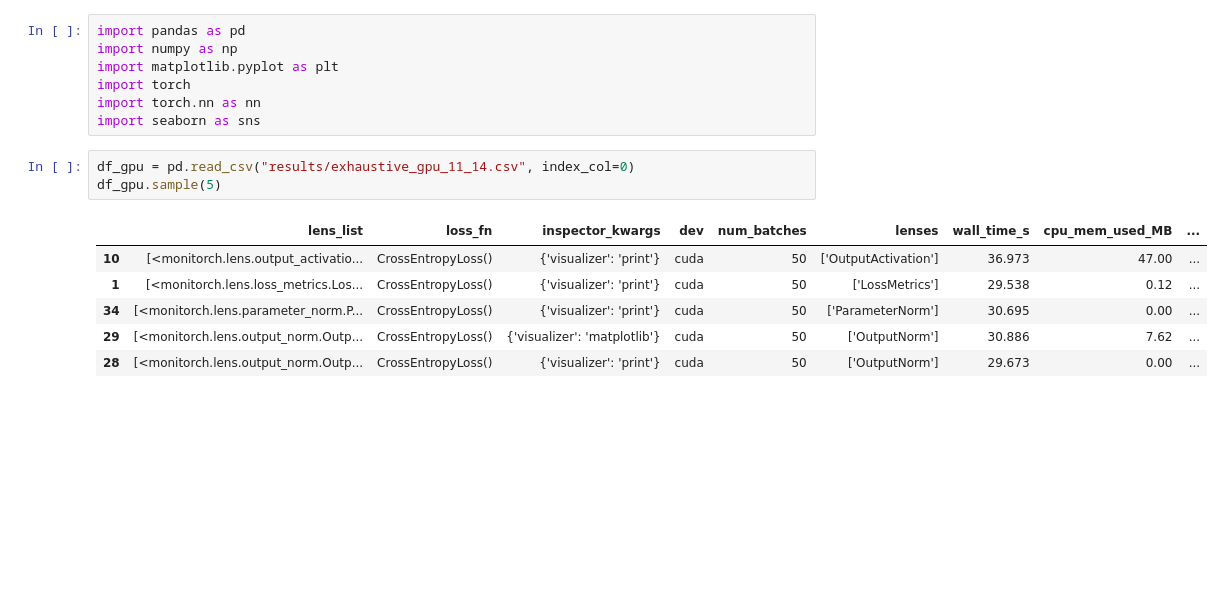
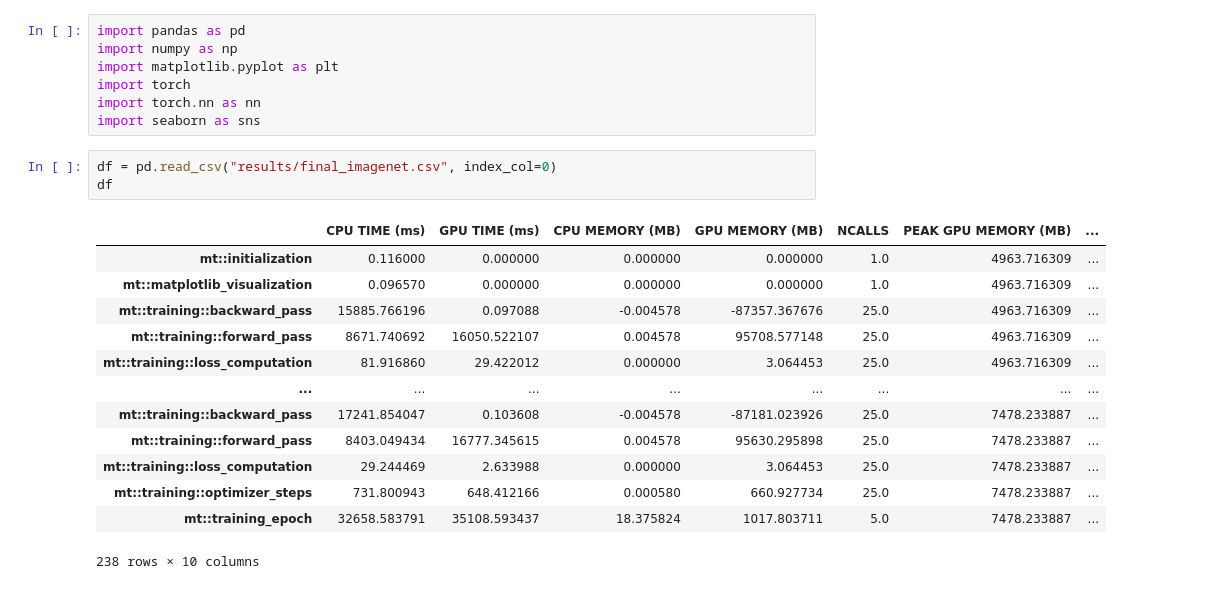
Before and after one commit to ZhigaMason/monitorch, a Jupyter notebook: benchmark/benchmark_exploration.ipynb, the cells around one changed output. Drawn from its saved outputs; the diff is of its cells as text; blank space fills up the shorter version.

Commit message:
bm: add GPU benchmark on random data & ImageNet1k

```diff
--- a/benchmark/benchmark_exploration.ipynb
+++ b/benchmark/benchmark_exploration.ipynb
@@ -27,12 +11,19 @@ import torch
 import torch.nn as nn
 import seaborn as sns
 # %%
-df_gpu = pd.read_csv("results/exhaustive_gpu_11_14.csv", index_col=0)
-df_gpu.sample(5)
+df = pd.read_csv("results/final_imagenet.csv", index_col=0)
+df
 # %% [output]
-|  | lens_list | loss_fn | inspector_kwargs | dev | num_batches | lenses | wall_time_s | cpu_mem_used_MB | ... |
-| 10 | [<monitorch.lens.output_activatio... | CrossEntropyLoss() | {'visualizer': 'print'} | cuda | 50 | ['OutputActivation'] | 36.973 | 47.00 | ... |
-| 1 | [<monitorch.lens.loss_metrics.Los... | CrossEntropyLoss() | {'visualizer': 'print'} | cuda | 50 | ['LossMetrics'] | 29.538 | 0.12 | ... |
-| 34 | [<monitorch.lens.parameter_norm.P... | CrossEntropyLoss() | {'visualizer': 'print'} | cuda | 50 | ['ParameterNorm'] | 30.695 | 0.00 | ... |
-| 29 | [<monitorch.lens.output_norm.Outp... | CrossEntropyLoss() | {'visualizer': 'matplotlib'} | cuda | 50 | ['OutputNorm'] | 30.886 | 7.62 | ... |
-| 28 | [<monitorch.lens.output_norm.Outp... | CrossEntropyLoss() | {'visualizer': 'print'} | cuda | 50 | ['OutputNorm'] | 29.673 | 0.00 | ... |
+|  | CPU TIME (ms) | GPU TIME (ms) | CPU MEMORY (MB) | GPU MEMORY (MB) | NCALLS | PEAK GPU MEMORY (MB) | ... |
+| mt::initialization | 0.116000 | 0.000000 | 0.000000 | 0.000000 | 1.0 | 4963.716309 | ... |
+| mt::matplotlib_visualization | 0.096570 | 0.000000 | 0.000000 | 0.000000 | 1.0 | 4963.716309 | ... |
+| mt::training::backward_pass | 15885.766196 | 0.097088 | -0.004578 | -87357.367676 | 25.0 | 4963.716309 | ... |
+| mt::training::forward_pass | 8671.740692 | 16050.522107 | 0.004578 | 95708.577148 | 25.0 | 4963.716309 | ... |
+| mt::training::loss_computation | 81.916860 | 29.422012 | 0.000000 | 3.064453 | 25.0 | 4963.716309 | ... |
+| ... | ... | ... | ... | ... | ... | ... | ... |
+| mt::training::backward_pass | 17241.854047 | 0.103608 | -0.004578 | -87181.023926 | 25.0 | 7478.233887 | ... |
+| mt::training::forward_pass | 8403.049434 | 16777.345615 | 0.004578 | 95630.295898 | 25.0 | 7478.233887 | ... |
+| mt::training::loss_computation | 29.244469 | 2.633988 | 0.000000 | 3.064453 | 25.0 | 7478.233887 | ... |
+| mt::training::optimizer_steps | 731.800943 | 648.412166 | 0.000580 | 660.927734 | 25.0 | 7478.233887 | ... |
+| mt::training_epoch | 32658.583791 | 35108.593437 | 18.375824 | 1017.803711 | 5.0 | 7478.233887 | ... |
+238 rows × 10 columns
```
Also changed, not shown: parts of 25 cells of this notebook, 3 other files.
